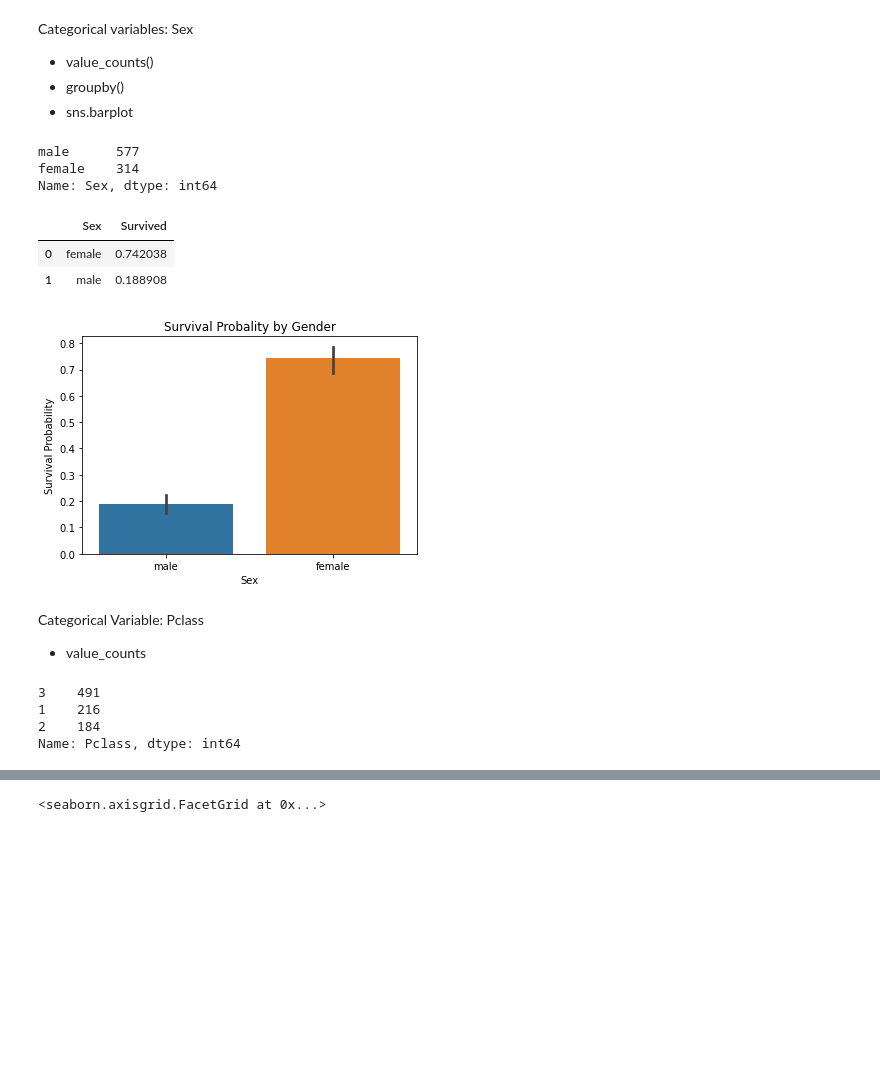
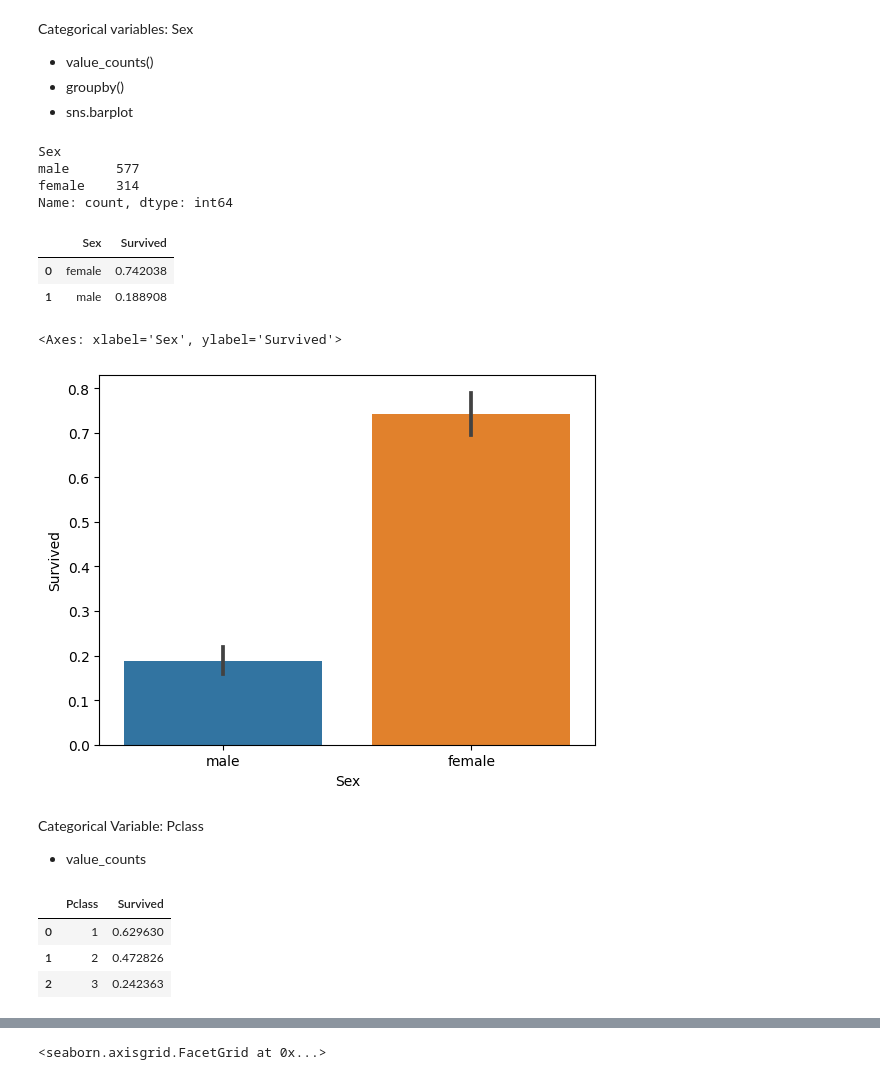
Before and after one commit to Fabiqula/Kaggle-Titanic-Prediction, a Jupyter notebook: titanic(advanced) — kopia.ipynb, the cells around one changed output, grey strips where cells are left out. Drawn from its saved outputs; the diff is of its cells as text; code cells hidden in the pictures; blank space fills up the shorter version.

```diff
--- a/titanic(advanced) — kopia.ipynb
+++ b/titanic(advanced) — kopia.ipynb
@@ -22,7 +37,7 @@ warnings.filterwarnings('ignore')
 # %% [markdown]
 ### 2. Reading the data
 # %%
-train =
-test =
-ss =
+train = pd.read_csv('train.csv')
+test = pd.read_csv('test.csv')
+submission = pd.read_csv('gender_submission.csv')
 # %%
@@ -191,8 +224,10 @@ Categorical variables: Sex
 * groupby()
 * sns.barplot
 # %%
+train.Sex.value_counts()
 # %% [output]
+Sex
 male      577
 female    314
-Name: Sex, dtype: int64
+Name: count, dtype: int64
 # %%
@@ -201,15 +237,18 @@ Name: Sex, dtype: int64
 | 0 | female | 0.742038 |
 | 1 | male | 0.188908 |
 # %%
+sns.barplot(data=train, x='Sex', y='Survived')
 # %% [output]
+<Axes: xlabel='Sex', ylabel='Survived'>
-[figure, old version]
+[figure, new version]
 # %% [markdown]
 Categorical Variable: Pclass
 * value_counts
 # %%
+train[['Pclass', 'Survived']].groupby('Pclass', as_index=False).mean()
 # %% [output]
-3    491
-1    216
-2    184
-Name: Pclass, dtype: int64
+|  | Pclass | Survived |
+| 0 | 1 | 0.629630 |
+| 1 | 2 | 0.472826 |
+| 2 | 3 | 0.242363 |
 # %%
```
Also changed, not shown: parts of 199 cells of this notebook.
